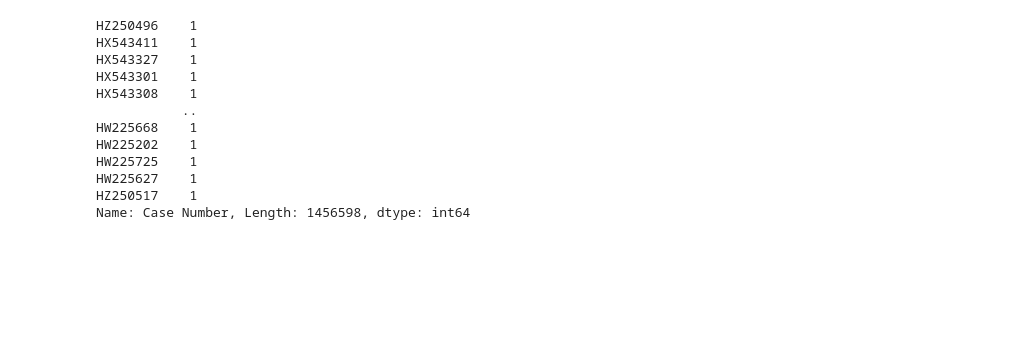
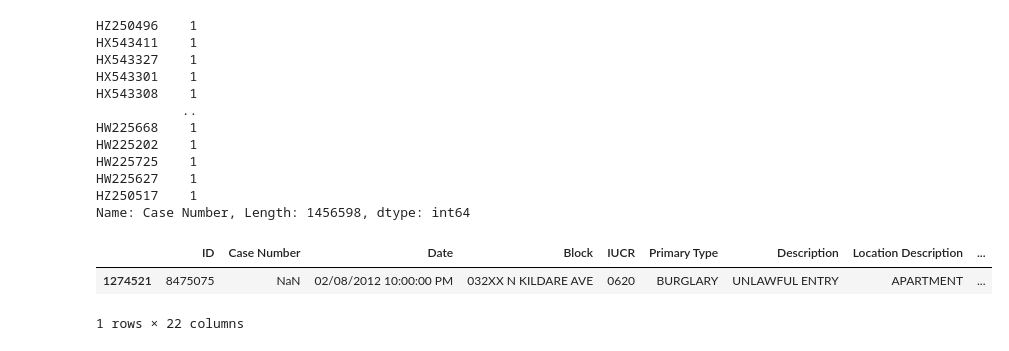
Before and after one commit to IamREX622/Analysis-on-Crimes-in-Chicago-2012-2017-, a Jupyter notebook: Untitled.ipynb, the cells around one changed output. Saved outputs shown, nothing was run; the diff lists cells and outputs as text; code cells hidden in the pictures; blank space fills up the shorter version.

```diff
--- a/Untitled.ipynb
+++ b/Untitled.ipynb
@@ -393,3 +393,10 @@ HW225725    1
 HW225627    1
 HZ250517    1
 Name: Case Number, Length: 1456598, dtype: int64
+# %%
+null = pd.isnull(df1["Case Number"])
+df1[null]
+# %% [output]
+|  | ID | Case Number | Date | Block | IUCR | Primary Type | Description | Location Description | ... |
+| 1274521 | 8475075 | NaN | 02/08/2012 10:00:00 PM | 032XX N KILDARE AVE | 0620 | BURGLARY | UNLAWFUL ENTRY | APARTMENT | ... |
+1 rows × 22 columns
```
Also changed, not shown: parts of 12 cells of this notebook.
